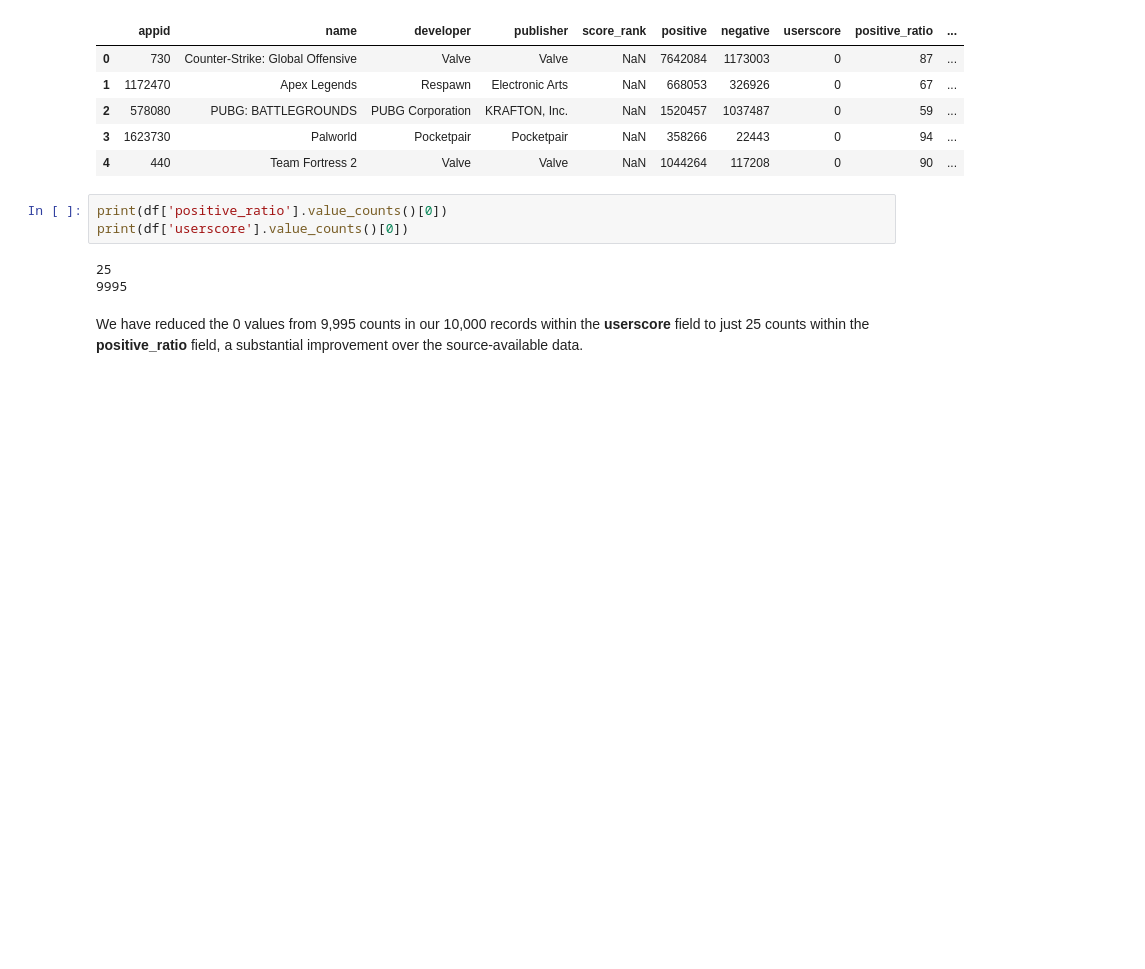
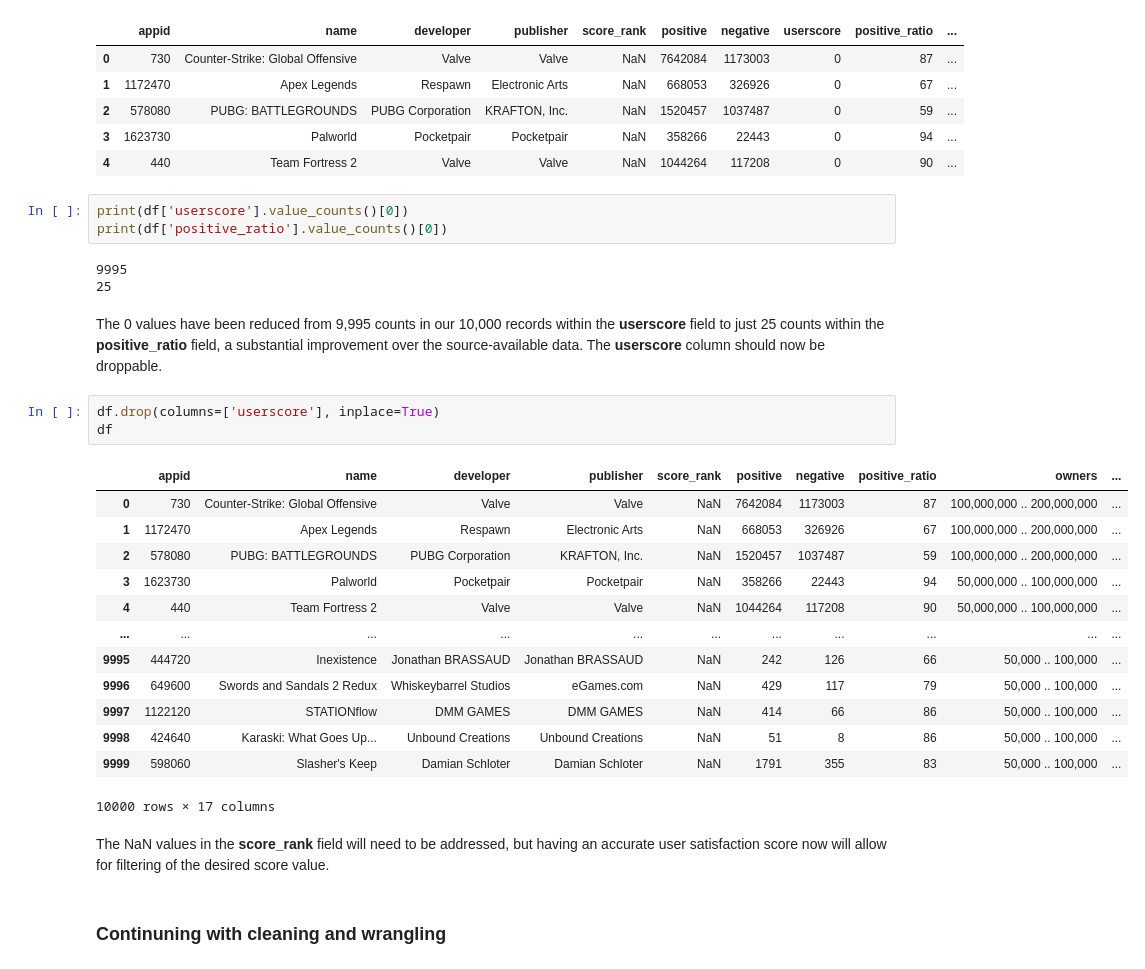
Before and after one commit to Chr-Dennis/exploring-steam-games-performance-and-review-statistics, a Jupyter notebook: keystone.ipynb, the cells around one changed output. Saved outputs shown, nothing was run; the diff lists cells and outputs as text; blank space fills up the shorter version.

Commit message:
Completed data cleaning and wrangling, added closing remarks

```diff
--- a/keystone.ipynb
+++ b/keystone.ipynb
@@ -211,10 +227,31 @@ df.head()
 | 3 | 1623730 | Palworld | Pocketpair | Pocketpair | NaN | 358266 | 22443 | 0 | 94 | ... |
 | 4 | 440 | Team Fortress 2 | Valve | Valve | NaN | 1044264 | 117208 | 0 | 90 | ... |
 # %%
+print(df['userscore'].value_counts()[0])
 print(df['positive_ratio'].value_counts()[0])
-print(df['userscore'].value_counts()[0])
 # %% [output]
+9995
 25
-9995
 # %% [markdown]
-We have reduced the 0 values from 9,995 counts in our 10,000 records within the **userscore** field to just 25 counts within the **positive_ratio** field, a substantial improvement over the source-available data.
+The 0 values have been reduced from 9,995 counts in our 10,000 records within the **userscore** field to just 25 counts within the **positive_ratio** field, a substantial improvement over the source-available data. The **userscore** column should now be droppable.
+# %%
+df.drop(columns=['userscore'], inplace=True)
+df
+# %% [output]
+|  | appid | name | developer | publisher | score_rank | positive | negative | positive_ratio | owners | ... |
+| 0 | 730 | Counter-Strike: Global Offensive | Valve | Valve | NaN | 7642084 | 1173003 | 87 | 100,000,000 .. 200,000,000 | ... |
+| 1 | 1172470 | Apex Legends | Respawn | Electronic Arts | NaN | 668053 | 326926 | 67 | 100,000,000 .. 200,000,000 | ... |
+| 2 | 578080 | PUBG: BATTLEGROUNDS | PUBG Corporation | KRAFTON, Inc. | NaN | 1520457 | 1037487 | 59 | 100,000,000 .. 200,000,000 | ... |
+| 3 | 1623730 | Palworld | Pocketpair | Pocketpair | NaN | 358266 | 22443 | 94 | 50,000,000 .. 100,000,000 | ... |
+| 4 | 440 | Team Fortress 2 | Valve | Valve | NaN | 1044264 | 117208 | 90 | 50,000,000 .. 100,000,000 | ... |
+| ... | ... | ... | ... | ... | ... | ... | ... | ... | ... | ... |
+| 9995 | 444720 | Inexistence | Jonathan BRASSAUD | Jonathan BRASSAUD | NaN | 242 | 126 | 66 | 50,000 .. 100,000 | ... |
+| 9996 | 649600 | Swords and Sandals 2 Redux | Whiskeybarrel Studios | eGames.com | NaN | 429 | 117 | 79 | 50,000 .. 100,000 | ... |
+| 9997 | 1122120 | STATIONflow | DMM GAMES | DMM GAMES | NaN | 414 | 66 | 86 | 50,000 .. 100,000 | ... |
+| 9998 | 424640 | Karaski: What Goes Up... | Unbound Creations | Unbound Creations | NaN | 51 | 8 | 86 | 50,000 .. 100,000 | ... |
+| 9999 | 598060 | Slasher's Keep | Damian Schloter | Damian Schloter | NaN | 1791 | 355 | 83 | 50,000 .. 100,000 | ... |
+10000 rows × 17 columns
+# %% [markdown]
+The NaN values in the **score_rank** field will need to be addressed, but having an accurate user satisfaction score now will allow for filtering of the desired score value.
+# %% [markdown]
+### Continuning with cleaning and wrangling
```
Also changed, not shown: parts of 15 cells of this notebook.
